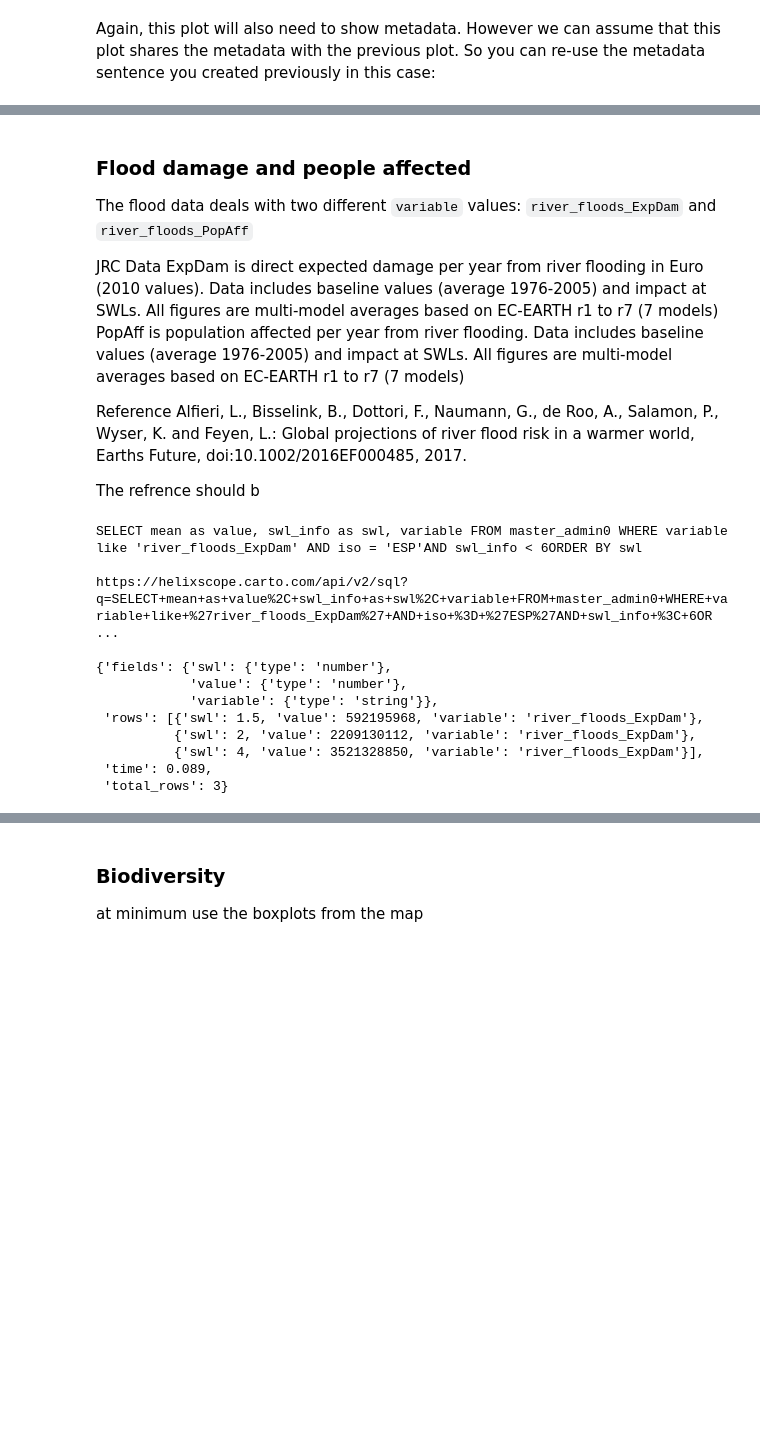
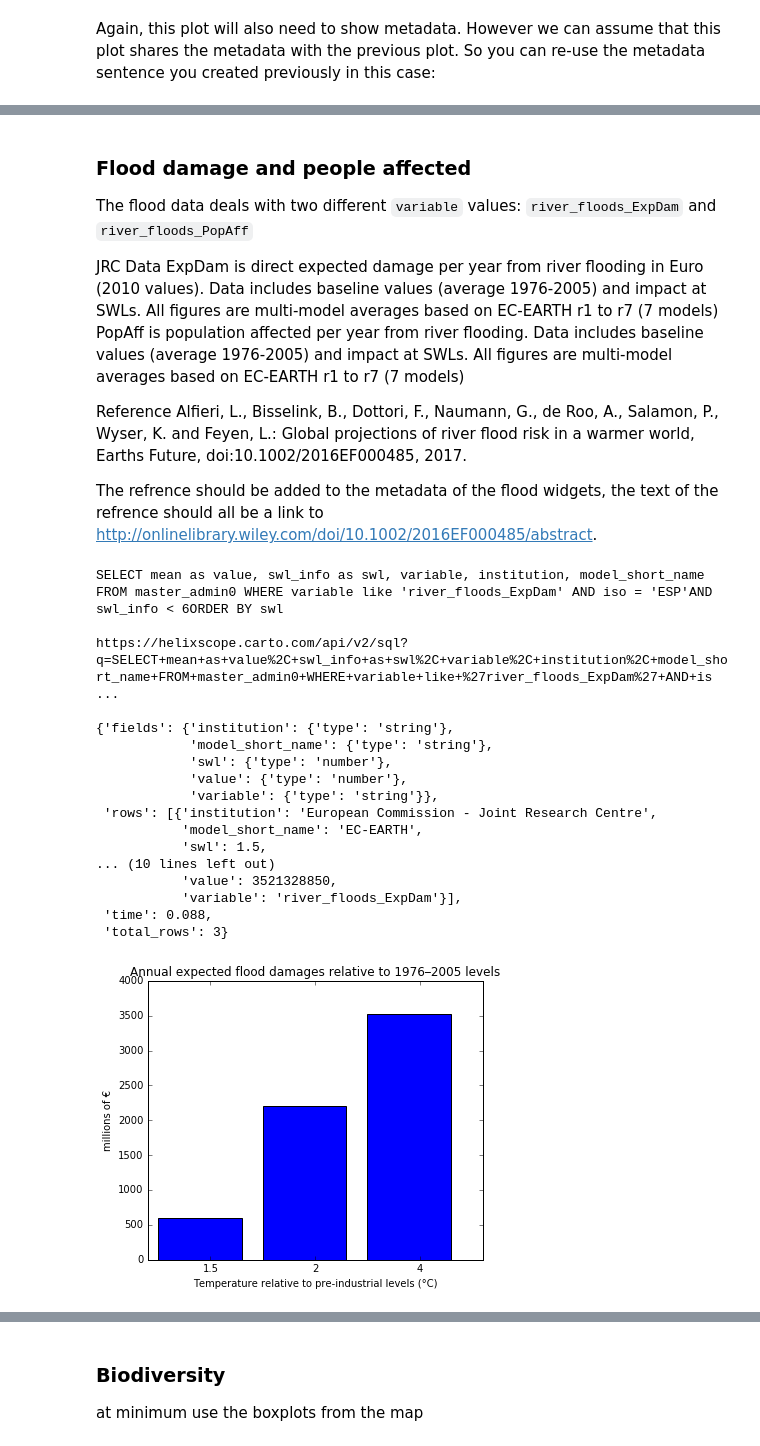
Before and after one commit to Vizzuality/helix-scope-data, a Jupyter notebook: work/backend_examples.ipynb, the cells around one changed output, grey strips where cells are left out. Drawn from its saved outputs; the diff is of its cells as text; code cells hidden in the pictures; blank space fills up the shorter version.

Commit message:
finished flooding widgets and dynamic metadata

```diff
--- a/work/backend_examples.ipynb
+++ b/work/backend_examples.ipynb
@@ -982,11 +986,11 @@ PopAff is population affected per year from river flooding. Data includes baseli
 Reference
 Alfieri, L., Bisselink, B., Dottori, F., Naumann, G., de Roo, A., Salamon, P., Wyser, K. and Feyen, L.: Global projections of river flood risk in a warmer world, Earths Future, doi:10.1002/2016EF000485, 2017.
 
-The refrence should b
+The refrence should be added to the metadata of the flood widgets, the text of the refrence should all be a link to [http://onlinelibrary.wiley.com/doi/10.1002/2016EF000485/abstract](http://onlinelibrary.wiley.com/doi/10.1002/2016EF000485/abstract).
 # %%
 iso = 'ESP'
 
-query=("SELECT mean as value, swl_info as swl, variable "
+query=("SELECT mean as value, swl_info as swl, variable, institution, model_short_name "
        "FROM master_admin0 "
        "WHERE variable like 'river_floods_ExpDam' "
        "AND iso = '{0}'"
@@ -1005,15 +1009,44 @@ print(r.url,'\n')
 
 pprint.pprint(r.json())
 # %% [output]
-SELECT mean as value, swl_info as swl, variable FROM master_admin0 WHERE variable like 'river_floods_ExpDam' AND iso = 'ESP'AND swl_info < 6ORDER BY swl
+SELECT mean as value, swl_info as swl, variable, institution, model_short_name FROM master_admin0 WHERE variable like 'river_floods_ExpDam' AND iso = 'ESP'AND swl_info < 6ORDER BY swl
 
-https://helixscope.carto.com/api/v2/sql?q=SELECT+mean+as+value%2C+swl_info+as+swl%2C+variable+FROM+master_admin0+WHERE+variable+like+%27river_floods_ExpDam%27+AND+iso+%3D+%27ESP%27AND+swl_info+%3C+6OR ...
+https://helixscope.carto.com/api/v2/sql?q=SELECT+mean+as+value%2C+swl_info+as+swl%2C+variable%2C+institution%2C+model_short_name+FROM+master_admin0+WHERE+variable+like+%27river_floods_ExpDam%27+AND+is ...
 
-{'fields': {'swl': {'type': 'number'},
+{'fields': {'institution': {'type': 'string'},
+            'model_short_name': {'type': 'string'},
+            'swl': {'type': 'number'},
             'value': {'type': 'number'},
             'variable': {'type': 'string'}},
- 'rows': [{'swl': 1.5, 'value': 592195968, 'variable': 'river_floods_ExpDam'},
-          {'swl': 2, 'value': 2209130112, 'variable': 'river_floods_ExpDam'},
-          {'swl': 4, 'value': 3521328850, 'variable': 'river_floods_ExpDam'}],
- 'time': 0.089,
+ 'rows': [{'institution': 'European Commission - Joint Research Centre',
+           'model_short_name': 'EC-EARTH',
+           'swl': 1.5,
+... (10 lines left out)
+           'value': 3521328850,
+           'variable': 'river_floods_ExpDam'}],
+ 'time': 0.088,
  'total_rows': 3}
+# %%
+swl_values = []
+values = []
+models = []
+institutes = []
+d = r.json()
+for row in d.get('rows'):
+    swl_values.append(row.get('swl'))
+    values.append(row.get('value'))
+    models.append(row.get('model_short_name'))
+    institutes.append(row.get('institution'))
+# %%
+values = np.array(values)
+
+plt.figure(figsize=(6,5))
+plt.bar(range(3), values/1000000)  # <-- NOTE THAT I HAVE DIVIDED THE VALUES BY 1,000,000 HERE
+plt.xticks([0.5,1.5,2.5], swl_values)
+plt.xlim([-0.1, 3.1])
+plt.xlabel(fig_labels_json['swl'])
+plt.title("Annual expected flood damages relative to 1976–2005 levels")
+plt.ylabel('millions of €')
+plt.show()
+# %% [output]
+[figure, added]
```
Also changed, not shown: parts of 19 cells of this notebook.
